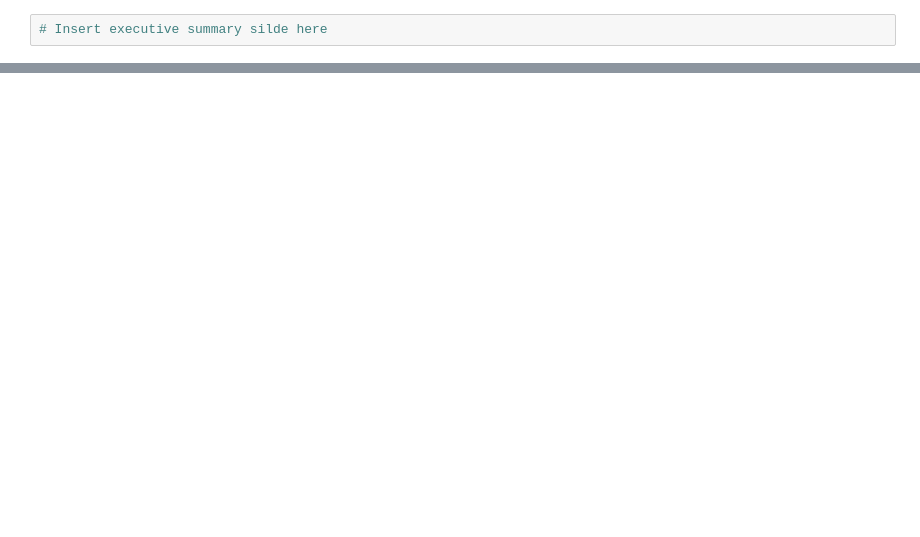
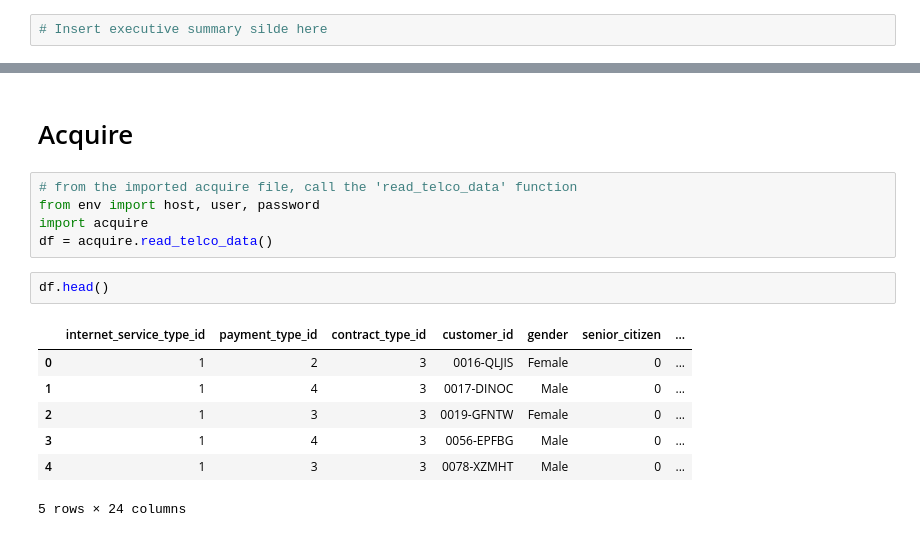
Before and after one commit to katherinesalazar/classification_project, a Jupyter notebook: churn_final.ipynb, the cells around one changed output, grey strips where cells are left out. Drawn from its saved outputs; the diff is of its cells as text; blank space fills up the shorter version.

```diff
--- a/churn_final.ipynb
+++ b/churn_final.ipynb
@@ -6,0 +43,17 @@
+# %% [markdown]
+# Acquire
+# %%
+# from the imported acquire file, call the 'read_telco_data' function
+from env import host, user, password
+import acquire
+df = acquire.read_telco_data()
+# %%
+df.head()
+# %% [output]
+|  | internet_service_type_id | payment_type_id | contract_type_id | customer_id | gender | senior_citizen | ... |
+| 0 | 1 | 2 | 3 | 0016-QLJIS | Female | 0 | ... |
+| 1 | 1 | 4 | 3 | 0017-DINOC | Male | 0 | ... |
+| 2 | 1 | 3 | 3 | 0019-GFNTW | Female | 0 | ... |
+| 3 | 1 | 4 | 3 | 0056-EPFBG | Male | 0 | ... |
+| 4 | 1 | 3 | 3 | 0078-XZMHT | Male | 0 | ... |
+5 rows × 24 columns
```
Also changed, not shown: parts of 80 cells of this notebook.
